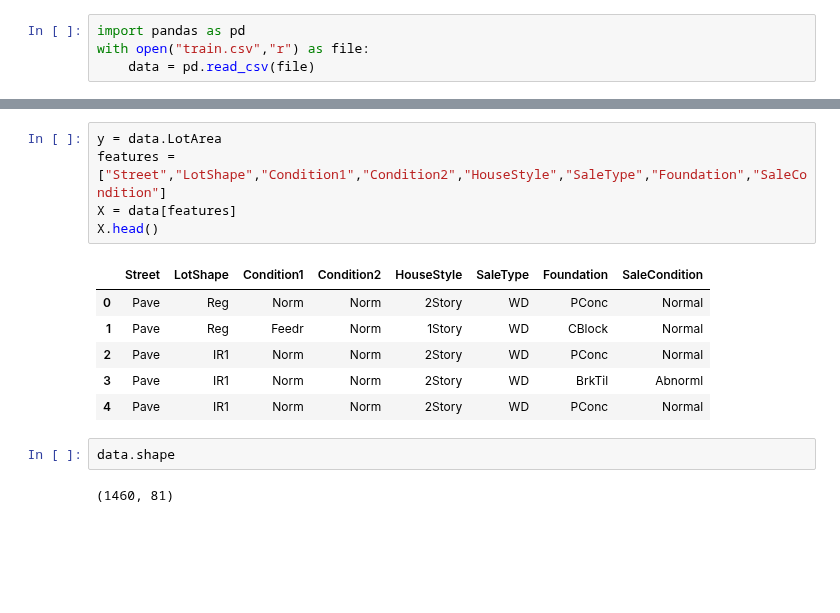
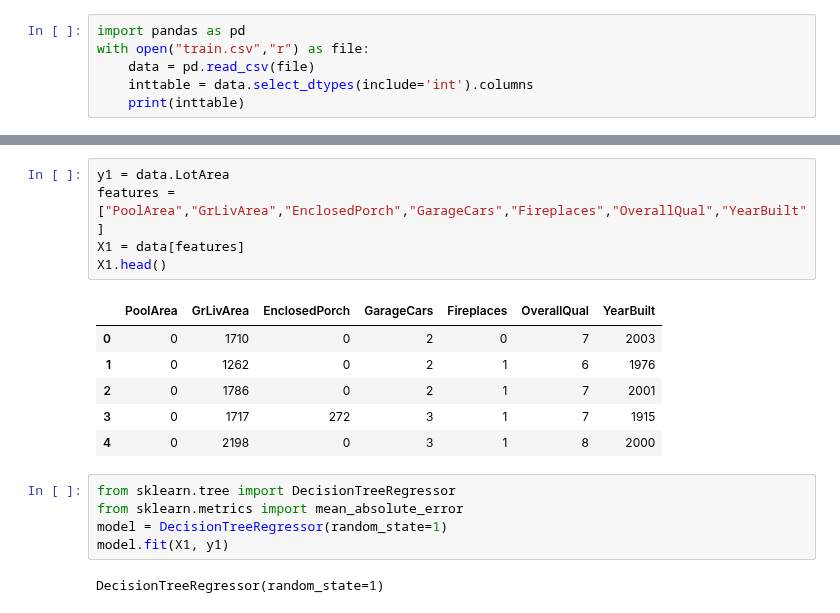
Before and after one commit to bropro0707/Practice-Sessions, a Jupyter notebook: machine learning/analysis.ipynb, the cells around one changed output, grey strips where cells are left out. Saved outputs shown, nothing was run; the diff lists cells and outputs as text; blank space fills up the shorter version.

```diff
--- a/machine learning/analysis.ipynb
+++ b/machine learning/analysis.ipynb
@@ -2,3 +2,5 @@
 import pandas as pd
 with open("train.csv","r") as file:
     data = pd.read_csv(file)
+    inttable = data.select_dtypes(include='int').columns
+    print(inttable)
@@ -5,16 +16,19 @@ with open("train.csv","r") as file:
 # %%
-y = data.LotArea
-features = ["Street","LotShape","Condition1","Condition2","HouseStyle","SaleType","Foundation","SaleCondition"]
-X = data[features]
-X.head()
+y1 = data.LotArea
+features = ["PoolArea","GrLivArea","EnclosedPorch","GarageCars","Fireplaces","OverallQual","YearBuilt"]
+X1 = data[features]
+X1.head()
 # %% [output]
-|  | Street | LotShape | Condition1 | Condition2 | HouseStyle | SaleType | Foundation | SaleCondition |
-| 0 | Pave | Reg | Norm | Norm | 2Story | WD | PConc | Normal |
-| 1 | Pave | Reg | Feedr | Norm | 1Story | WD | CBlock | Normal |
-| 2 | Pave | IR1 | Norm | Norm | 2Story | WD | PConc | Normal |
-| 3 | Pave | IR1 | Norm | Norm | 2Story | WD | BrkTil | Abnorml |
-| 4 | Pave | IR1 | Norm | Norm | 2Story | WD | PConc | Normal |
+|  | PoolArea | GrLivArea | EnclosedPorch | GarageCars | Fireplaces | OverallQual | YearBuilt |
+| 0 | 0 | 1710 | 0 | 2 | 0 | 7 | 2003 |
+| 1 | 0 | 1262 | 0 | 2 | 1 | 6 | 1976 |
+| 2 | 0 | 1786 | 0 | 2 | 1 | 7 | 2001 |
+| 3 | 0 | 1717 | 272 | 3 | 1 | 7 | 1915 |
+| 4 | 0 | 2198 | 0 | 3 | 1 | 8 | 2000 |
 # %%
-data.shape
+from sklearn.tree import DecisionTreeRegressor
+from sklearn.metrics import mean_absolute_error
+model = DecisionTreeRegressor(random_state=1)
+model.fit(X1, y1)
 # %% [output]
-(1460, 81)
+DecisionTreeRegressor(random_state=1)
```
Also changed, not shown: parts of 2 cells of this notebook.
